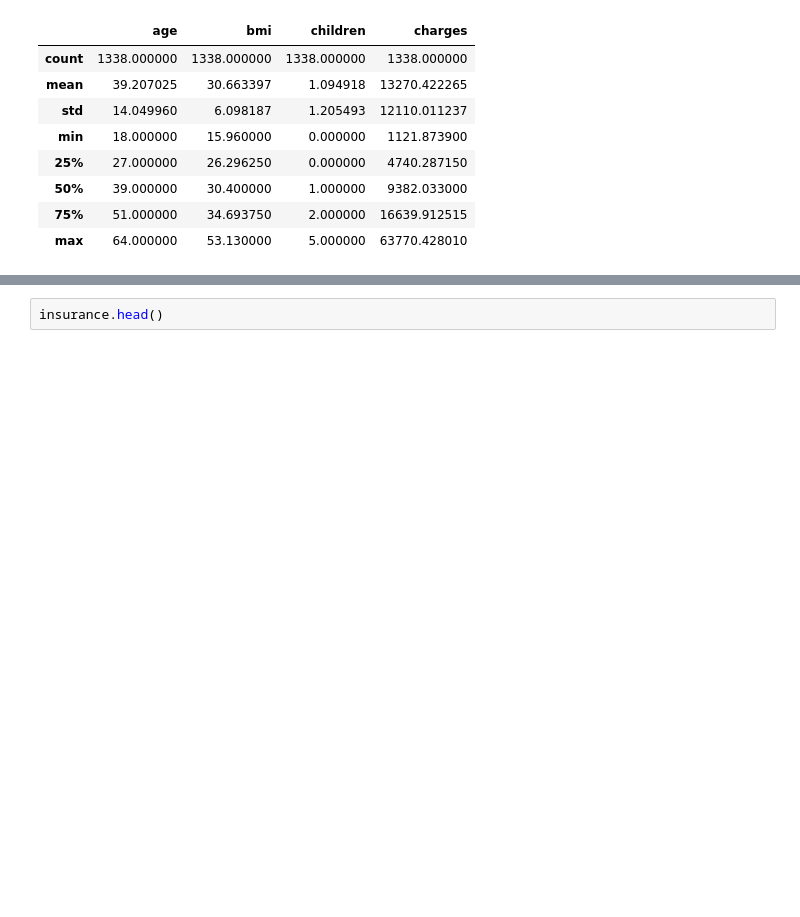
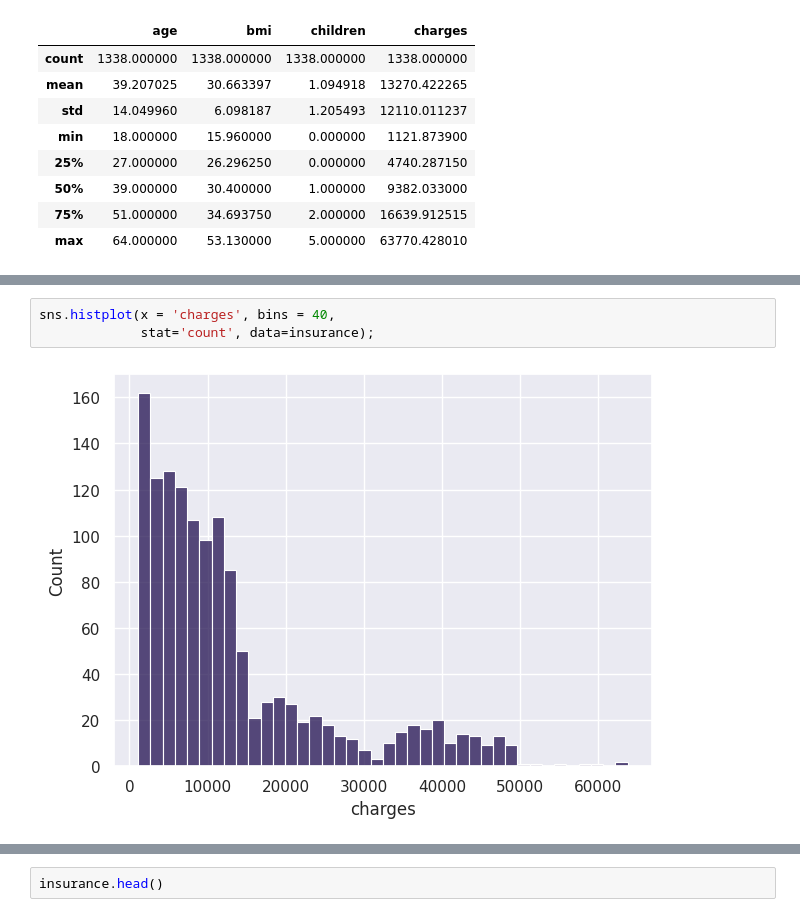
Before and after one commit to maeve70/medical-insurance-project, a Jupyter notebook: MedicalInsuranceCostsCC.ipynb, the cells around one changed output, grey strips where cells are left out. Drawn from its saved outputs; the diff is of its cells as text; blank space fills up the shorter version.

```diff
--- a/MedicalInsuranceCostsCC.ipynb
+++ b/MedicalInsuranceCostsCC.ipynb
@@ -76,0 +247,5 @@ age: 39, bmi, 30.6, children: 1, charges: 13270.42
+# %%
+sns.histplot(x = 'charges', bins = 40,
+             stat='count', data=insurance);
+# %% [output]
+[figure, added]
```
Also changed, not shown: parts of 115 cells of this notebook.
